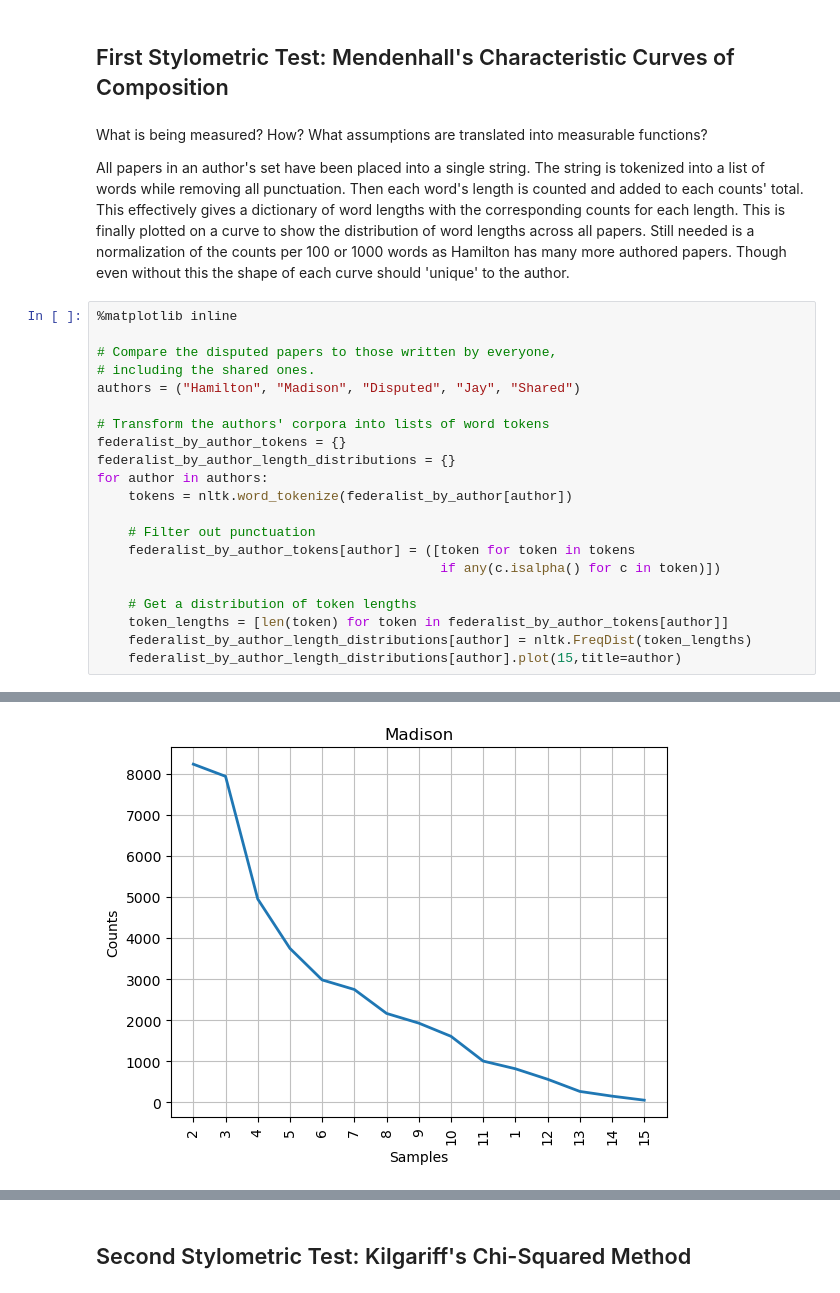
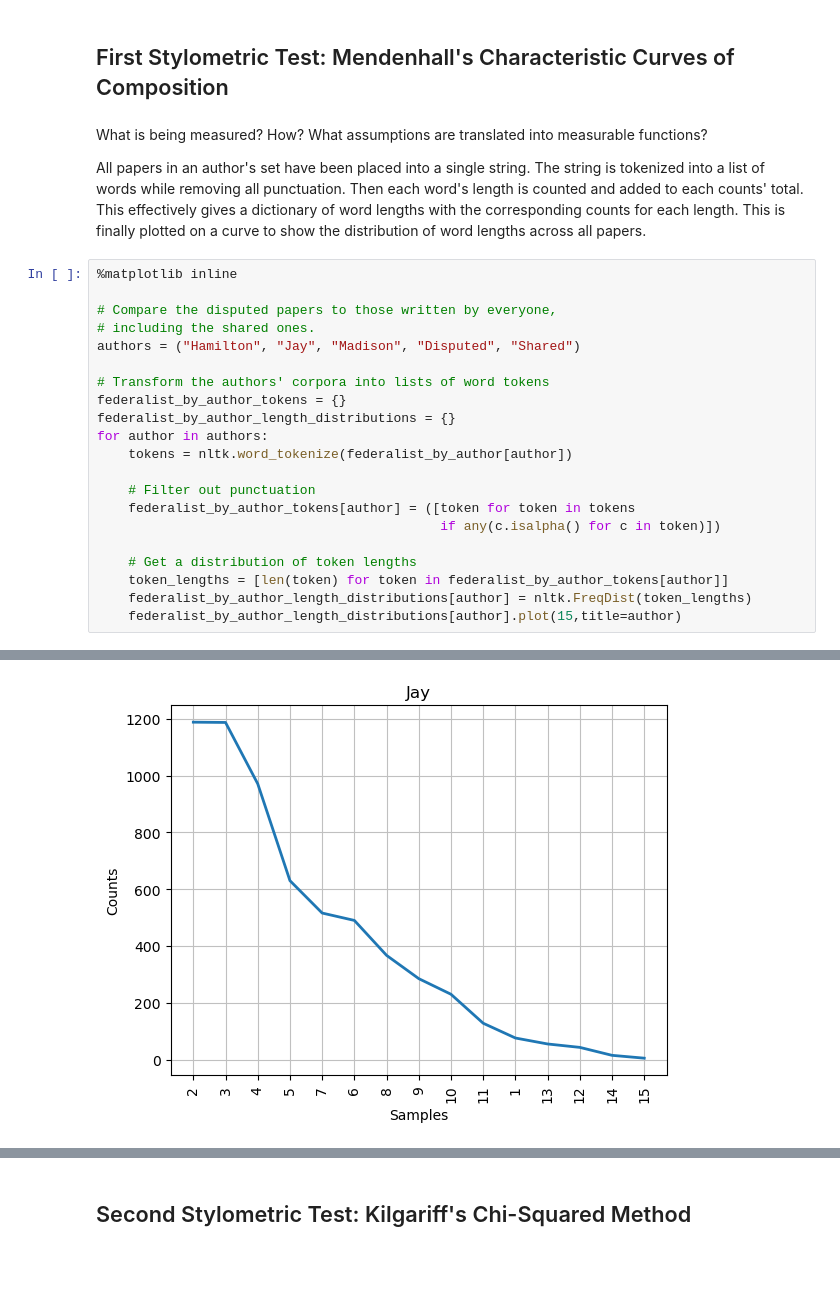
Before and after one commit to mbransons/DHUM72500-Methods_of_Text_Analysis, a Jupyter notebook: assignments/notebooks/week9_MBS.ipynb, the cells around one changed output, grey strips where cells are left out. Drawn from its saved outputs; the diff is of its cells as text; blank space fills up the shorter version.

```diff
--- a/assignments/notebooks/week9_MBS.ipynb
+++ b/assignments/notebooks/week9_MBS.ipynb
@@ -103,28 +117,28 @@ From The
 # %% [markdown]
 What is being measured? How? What assumptions are translated into measurable functions?
 
-All papers in an author's set have been placed into a single string. The string is tokenized into a list of words while removing all punctuation. Then each word's length is counted and added to each counts' total. This effectively gives a dictionary of word lengths with the corresponding counts for each length. This is finally plotted on a curve to show the distribution of word lengths across all papers. Still needed is a normalization of the counts per 100 or 1000 words as Hamilton has many more authored papers. Though even without this the shape of each curve should 'unique' to the author.
+All papers in an author's set have been placed into a single string. The string is tokenized into a list of words while removing all punctuation. Then each word's length is counted and added to each counts' total. This effectively gives a dictionary of word lengths with the corresponding counts for each length. This is finally plotted on a curve to show the distribution of word lengths across all papers.
 # %%
 %matplotlib inline
 
 # Compare the disputed papers to those written by everyone,
 # including the shared ones.
-authors = ("Hamilton", "Madison", "Disputed", "Jay", "Shared")
+authors = ("Hamilton", "Jay", "Madison", "Disputed", "Shared")
 
 # Transform the authors' corpora into lists of word tokens
 federalist_by_author_tokens = {}
 federalist_by_author_length_distributions = {}
 for author in authors:
     tokens = nltk.word_tokenize(federalist_by_author[author])
 
     # Filter out punctuation
     federalist_by_author_tokens[author] = ([token for token in tokens
                                             if any(c.isalpha() for c in token)])
 
     # Get a distribution of token lengths
     token_lengths = [len(token) for token in federalist_by_author_tokens[author]]
     federalist_by_author_length_distributions[author] = nltk.FreqDist(token_lengths)
     federalist_by_author_length_distributions[author].plot(15,title=author)
 # %% [output]
 [figure]
-[figure, old version]
+[figure, new version]
```
Also changed, not shown: parts of 9 cells of this notebook, 35 other files.
